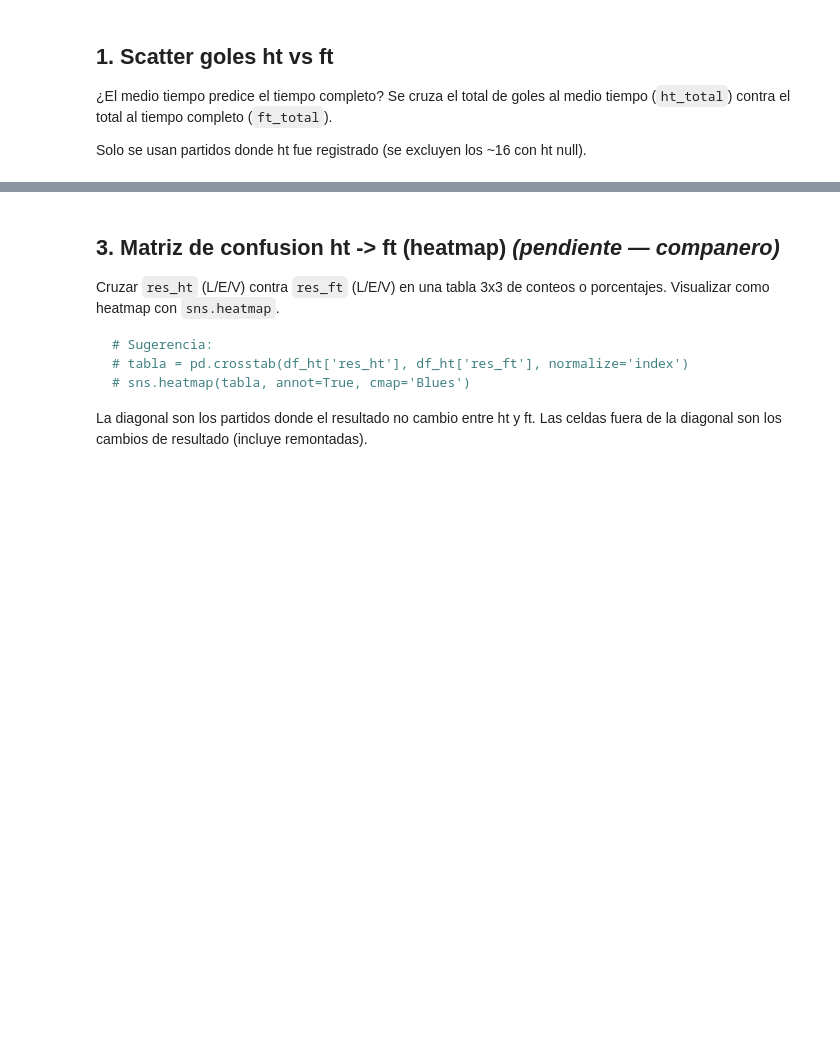
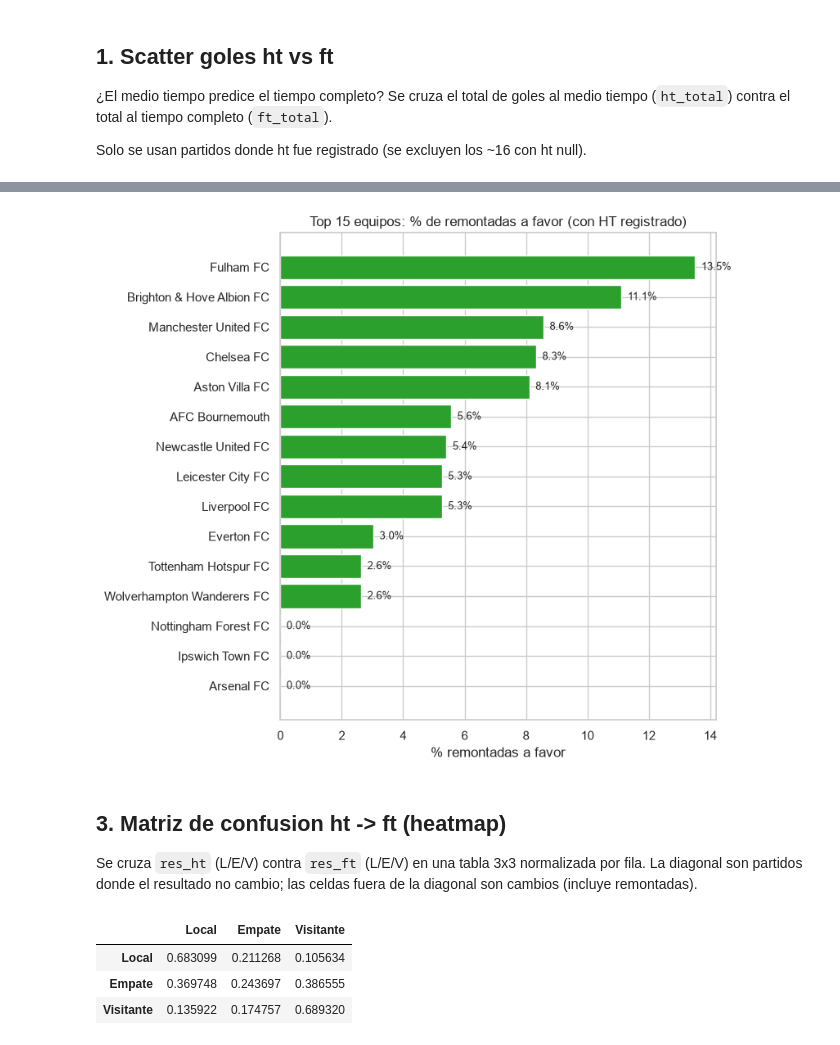
Before and after one commit to juantuberquia1997/programacion_cientifica, a Jupyter notebook: notebooks/02_analisis_dinamica_ht_vs_ft.ipynb, the cells around one changed output, grey strips where cells are left out. Saved outputs shown, nothing was run; the diff lists cells and outputs as text; code cells hidden in the pictures; blank space fills up the shorter version.

````diff
--- a/notebooks/02_analisis_dinamica_ht_vs_ft.ipynb
+++ b/notebooks/02_analisis_dinamica_ht_vs_ft.ipynb
@@ -105,0 +149,27 @@ Pasos sugeridos:
+# %%
+d2 = df.dropna(subset=['res_ht', 'res_ft']).copy()
+
+def ganador_ft(r):
+    if r['res_ft'] == 'L': return r['team1']
+    if r['res_ft'] == 'V': return r['team2']
+    return None
+
+def perdedor_ht(r):
+    if r['res_ht'] == 'L': return r['team2']
+    if r['res_ht'] == 'V': return r['team1']
+    return None
+
+d2['ganador_ft'] = d2.apply(ganador_ft, axis=1)
+d2['perdedor_ht'] = d2.apply(perdedor_ht, axis=1)
+d2['remontada_a_favor'] = d2['ganador_ft'] == d2['perdedor_ht']
+
+equipos = pd.unique(d2[['team1', 'team2']].values.ravel())
+stats = []
+for t in equipos:
+    pj = d2[(d2['team1'] == t) | (d2['team2'] == t)].shape[0]
+    rem = d2[(d2['ganador_ft'] == t) & (d2['remontada_a_favor'])].shape[0]
+    stats.append({'team': t, 'partidos_con_ht': pj, 'remontadas_a_favor': rem,
+                  'pct_remontadas': round(rem / pj * 100, 2) if pj else 0.0})
+stats_df = pd.DataFrame(stats).sort_values('pct_remontadas', ascending=False)
+stats_df.to_csv(PROJECT_DIR / 'data' / 'processed' / 'remontadas_por_equipo.csv', index=False)
+stats_df.head(15)
@@ -106,14 +193,35 @@ Pasos sugeridos:
+# %%
+# Bar chart horizontal de los equipos con mayor % de remontadas
+top = stats_df.head(15).sort_values('pct_remontadas')
+fig, ax = plt.subplots(figsize=(8, 7))
+ax.barh(top['team'], top['pct_remontadas'], color='#2ca02c')
+ax.set_xlabel('% remontadas a favor')
+ax.set_title('Top 15 equipos: % de remontadas a favor (con HT registrado)')
+for i, v in enumerate(top['pct_remontadas']):
+    ax.text(v + 0.2, i, f'{v:.1f}%', va='center', fontsize=9)
+plt.tight_layout()
+plt.savefig(PROJECT_DIR / 'data' / 'processed' / 'remontadas_por_equipo.png', dpi=120)
+plt.show()
+# %% [output]
+[figure, added]
 # %% [markdown]
-## 3. Matriz de confusion ht -> ft (heatmap)  *(pendiente — companero)*
+## 3. Matriz de confusion ht -> ft (heatmap)
 
-Cruzar `res_ht` (L/E/V) contra `res_ft` (L/E/V) en una tabla 3x3 de conteos
-o porcentajes. Visualizar como heatmap con `sns.heatmap`.
-
-```python
-# Sugerencia:
-# tabla = pd.crosstab(df_ht['res_ht'], df_ht['res_ft'], normalize='index')
-# sns.heatmap(tabla, annot=True, cmap='Blues')
-```
-
-La diagonal son los partidos donde el resultado no cambio entre ht y ft.
-Las celdas fuera de la diagonal son los cambios de resultado (incluye remontadas).
+Se cruza `res_ht` (L/E/V) contra `res_ft` (L/E/V) en una tabla 3x3
+normalizada por fila. La diagonal son partidos donde el resultado no cambio;
+las celdas fuera de la diagonal son cambios (incluye remontadas).
+# %%
+d3 = df.dropna(subset=['res_ht', 'res_ft']).copy()
+orden = ['L', 'E', 'V']
+etiquetas = {'L': 'Local', 'E': 'Empate', 'V': 'Visitante'}
+tabla = pd.crosstab(d3['res_ht'], d3['res_ft'], normalize='index')
+tabla = tabla.reindex(index=orden, columns=orden)
+tabla.index = [etiquetas[i] for i in tabla.index]
+tabla.columns = [etiquetas[c] for c in tabla.columns]
+tabla.to_csv(PROJECT_DIR / 'data' / 'processed' / 'matriz_confusion_ht_ft.csv')
+tabla
+# %% [output]
+|  | Local | Empate | Visitante |
+| Local | 0.683099 | 0.211268 | 0.105634 |
+| Empate | 0.369748 | 0.243697 | 0.386555 |
+| Visitante | 0.135922 | 0.174757 | 0.689320 |
````
Also changed, not shown: parts of 14 cells of this notebook, 10 other files.
